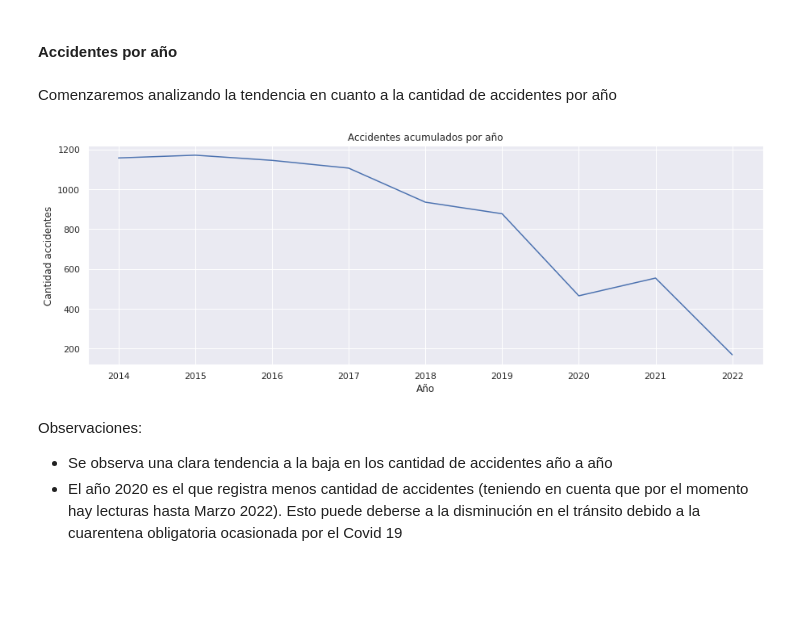
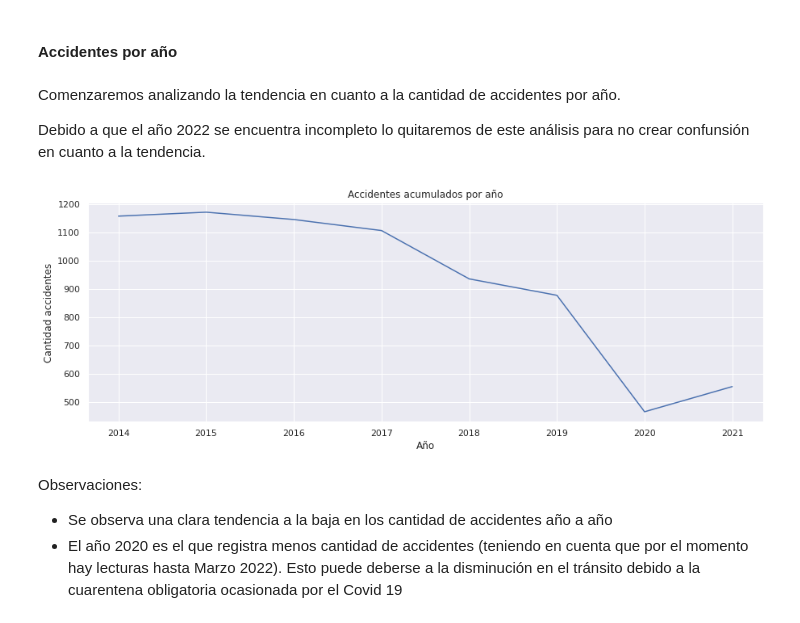
Before and after one commit to pbravi/datascience, a Jupyter notebook: ProyectoFinal/Data_StoryTelling_Bravi.ipynb, the cells around one changed output. Cells and saved outputs as stored; diff of their text form; code cells hidden in the pictures; blank space fills up the shorter version.

Commit message:
Modified accidentes por anio

```diff
--- a/ProyectoFinal/Data_StoryTelling_Bravi.ipynb
+++ b/ProyectoFinal/Data_StoryTelling_Bravi.ipynb
@@ -676,17 +676,19 @@ Observaciones:
 # %% [markdown]
 #### Accidentes por año
 # %% [markdown]
-Comenzaremos analizando la tendencia en cuanto a la cantidad de accidentes por año
+Comenzaremos analizando la tendencia en cuanto a la cantidad de accidentes por año.
+
+Debido a que el año 2022 se encuentra incompleto lo quitaremos de este análisis para no crear confunsión en cuanto a la tendencia.
 # %%
-df_intervenciones_por_anio = df_intervenciones.groupby(df_intervenciones['fecha'].dt.to_period('Y')).size()
+df_intervenciones_por_anio = df_intervenciones[df_intervenciones['fecha'].dt.to_period('Y') != '2022'].groupby(df_intervenciones['fecha'].dt.to_period('Y')).size()
 sns.set(rc={"figure.figsize":(15, 5)})
 lineplot = sns.lineplot(x=df_intervenciones_por_anio.index.astype(str), y=df_intervenciones_por_anio.values)
 lineplot.set_xlabel('Año')
 lineplot.set_ylabel('Cantidad accidentes')
 lineplot.set_title('Accidentes acumulados por año')
 plt.show()
 # %% [output]
-[figure, old version]
+[figure, new version]
 # %% [markdown]
 Observaciones:
 - Se observa una clara tendencia a la baja en los cantidad de accidentes año a año
```
